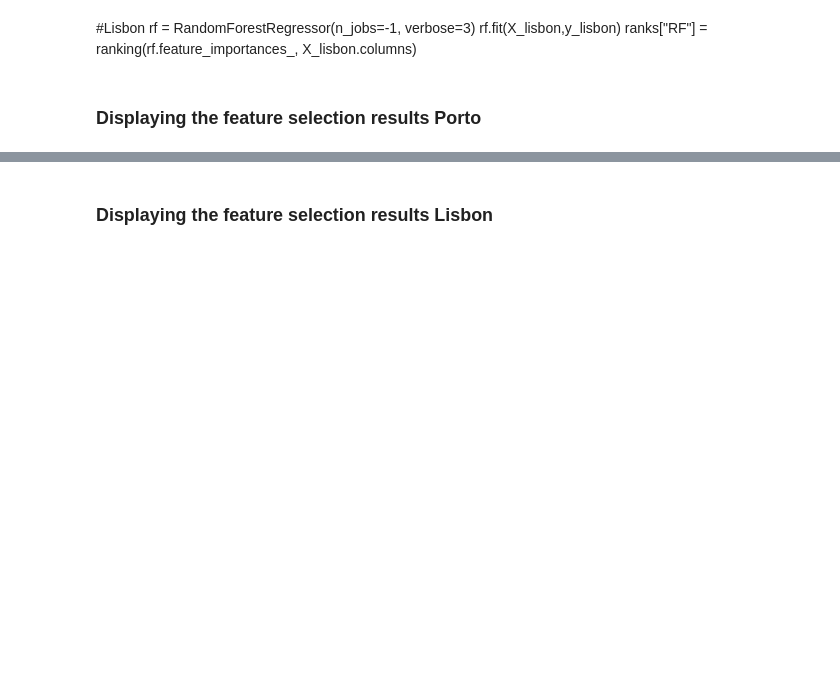
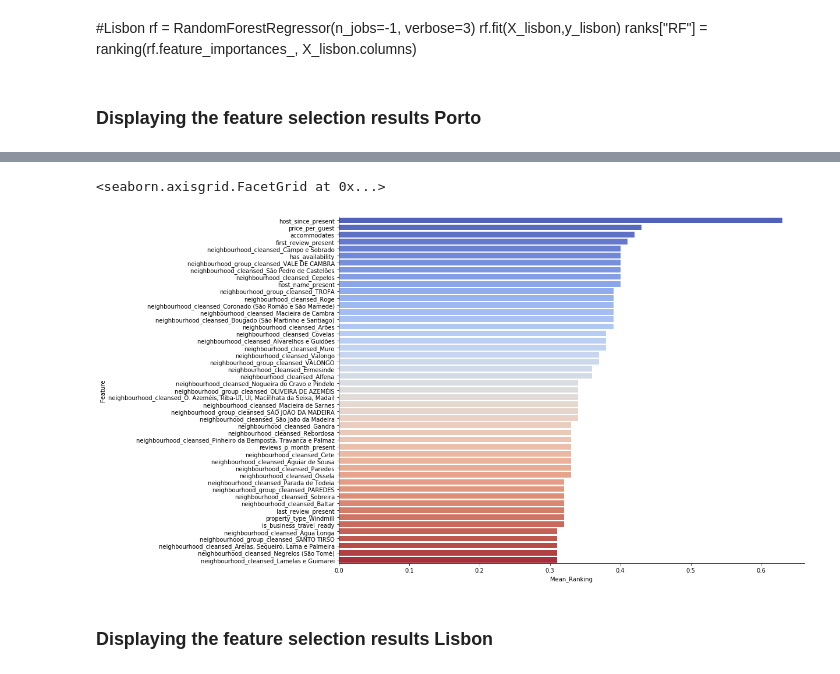
Before and after one commit to sousablde/Airbnb-A-tale-of-2-cities, a Jupyter notebook: Feature Selection.ipynb, the cells around one changed output, grey strips where cells are left out. Cells and saved outputs as stored; diff of their text form; code cells hidden in the pictures; blank space fills up the shorter version.

```diff
--- a/Feature Selection.ipynb
+++ b/Feature Selection.ipynb
@@ -272,7 +383,7 @@ for col in X_porto.columns:
 meanplot_porto = pd.DataFrame(list(r_porto.items()), columns= ['Feature','Mean_Ranking'])
 
 # Sort the dataframe
-meanplot_porto = meanplot.sort_values('Mean_Ranking', ascending=False)
+meanplot_porto = meanplot_porto.sort_values('Mean_Ranking', ascending=False)
 # %%
 # Let's plot the ranking of the features
 sns.factorplot(x="Mean_Ranking", y="Feature", data = meanplot_porto, kind="bar",
@@ -284,6 +414,10 @@ porto_reduced = meanplot_porto.drop(meanplot_porto[(meanplot_porto.Mean_Ranking
+# %%
+meanplot_porto = meanplot_porto[meanplot_porto.Mean_Ranking > 0.3]
 # %%
-sns.factorplot(x="Mean_Ranking", y="Feature", data = porto_reduced, kind="bar",
-               size=14, aspect=1.9, palette='coolwarm')
+sns.factorplot(x="Mean_Ranking", y="Feature", data = meanplot_porto, kind="bar", size=9, aspect=1.9, palette='coolwarm')
+# %% [output]
+<seaborn.axisgrid.FacetGrid at 0x...>
+[figure, added]
 # %% [markdown]
 ### Displaying the feature selection results Lisbon
 # %%
```
Also changed, not shown: parts of 15 cells of this notebook, 1 other file.
